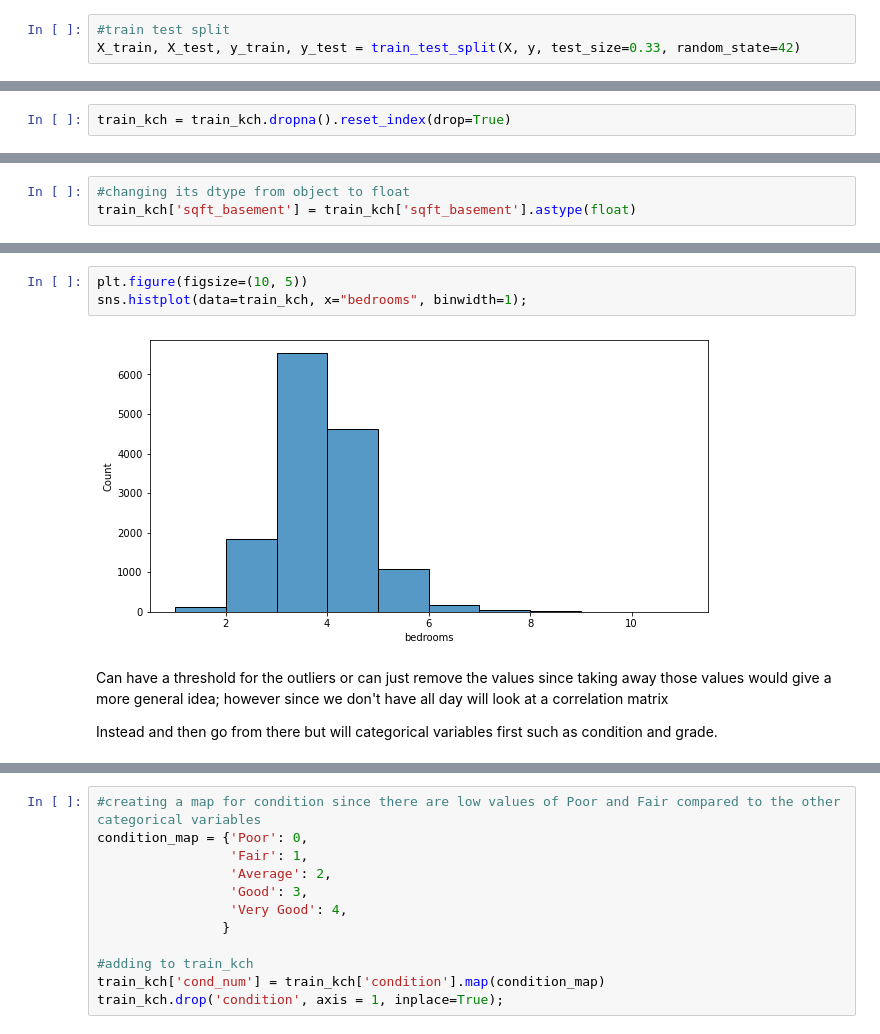
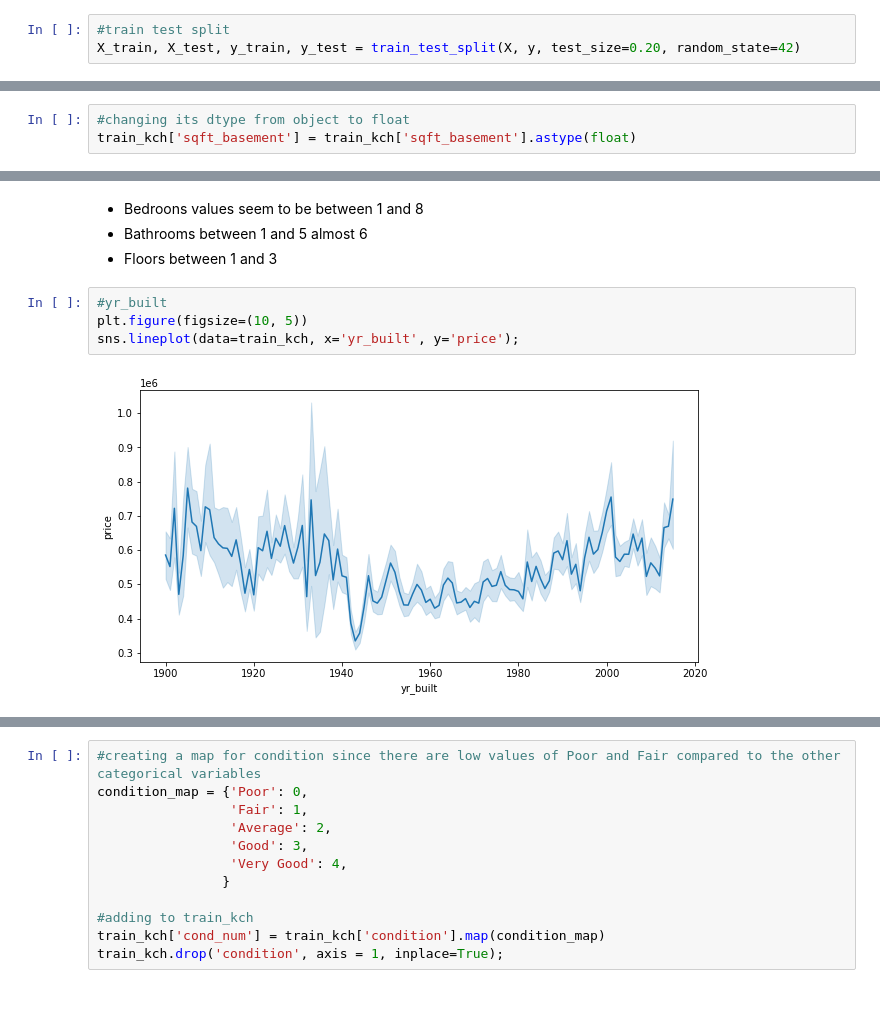
Before and after one commit to btbruno20/Analyzing-King-County-Housing, a Jupyter notebook: kingCounty_housing_regression.ipynb, the cells around one changed output, grey strips where cells are left out. Drawn from its saved outputs; the diff is of its cells as text; blank space fills up the shorter version.

Commit message:
added more plots, handled outliers, ohe

```diff
--- a/kingCounty_housing_regression.ipynb
+++ b/kingCounty_housing_regression.ipynb
@@ -102,6 +105,6 @@ Name: price, dtype: float64
 # %%
 #train test split
-X_train, X_test, y_train, y_test = train_test_split(X, y, test_size=0.33, random_state=42)
+X_train, X_test, y_train, y_test = train_test_split(X, y, test_size=0.20, random_state=42)
 # %%
 #creating a train df and test df
 train_kch = pd.concat([X_train, y_train], axis=1)
@@ -139,7 +172,5 @@ yr_built         0
 zipcode          0
 price            0
 dtype: int64
-# %%
-train_kch = train_kch.dropna().reset_index(drop=True)
 # %% [markdown]
 No missing values great!
@@ -215,9 +262,10 @@ Name: bedrooms, dtype: int64
+# %% [markdown]
+- Bedroons values seem to be between 1 and 8
+- Bathrooms between 1 and 5 almost 6
+- Floors between 1 and 3
 # %%
+#yr_built
 plt.figure(figsize=(10, 5))
-sns.histplot(data=train_kch, x="bedrooms", binwidth=1);
+sns.lineplot(data=train_kch, x='yr_built', y='price');
 # %% [output]
-[figure, old version]
+[figure, new version]
-# %% [markdown]
-Can have a threshold for the outliers or can just remove the values since taking away those values would give a more general idea; however since we don't have all day will look at a correlation matrix
-
-Instead and then go from there but will categorical variables first such as condition and grade.
```
Also changed, not shown: parts of 65 cells of this notebook.
